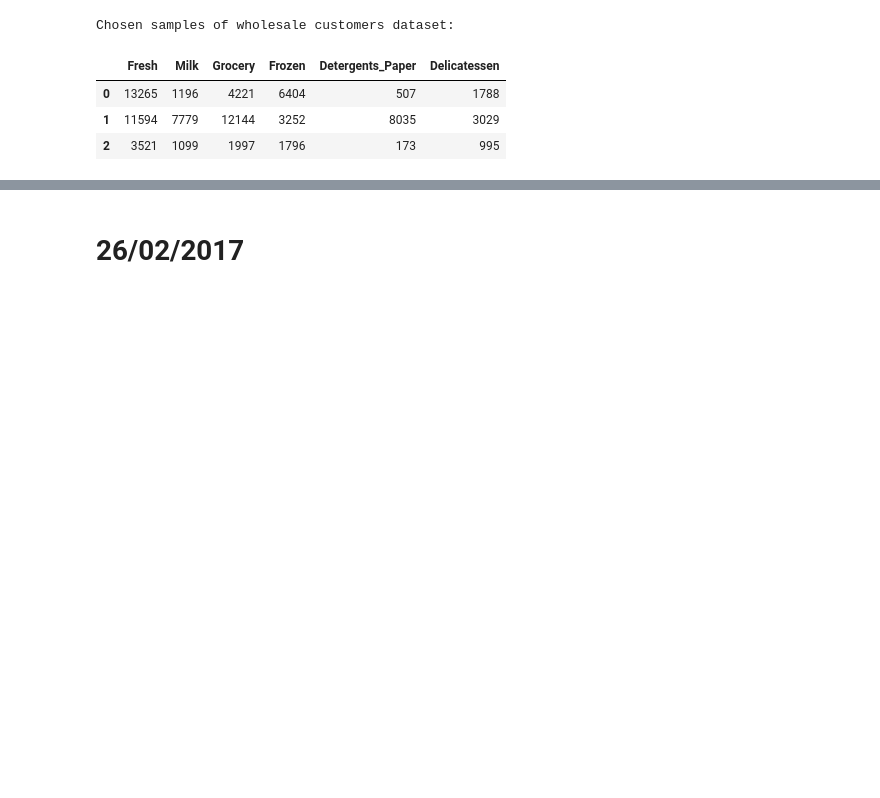
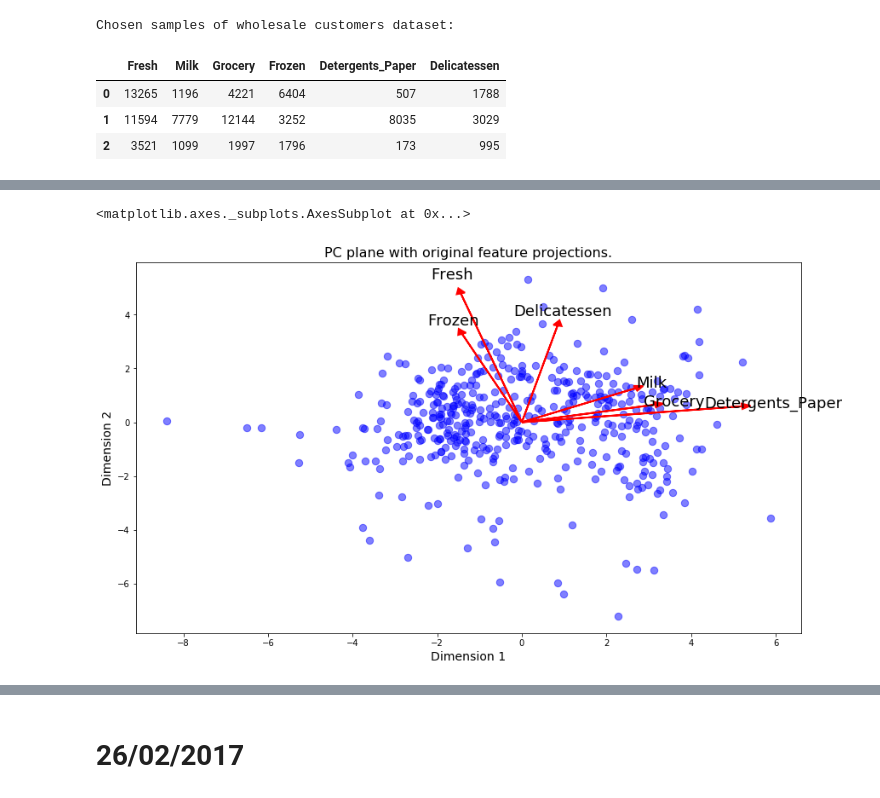
Before and after one commit to yifanxie/Udacity_MLND, a Jupyter notebook: projects/customer_segments/Running.ipynb, the cells around one changed output, grey strips where cells are left out. Saved outputs shown, nothing was run; the diff lists cells and outputs as text; code cells hidden in the pictures; blank space fills up the shorter version.

```diff
--- a/projects/customer_segments/Running.ipynb
+++ b/projects/customer_segments/Running.ipynb
@@ -22,0 +101,5 @@ Chosen samples of wholesale customers dataset:
+# %%
+vs.biplot(good_data, reduced_data, pca)
+# %% [output]
+<matplotlib.axes._subplots.AxesSubplot at 0x...>
+[figure, added]
```
Also changed, not shown: parts of 9 cells of this notebook.
